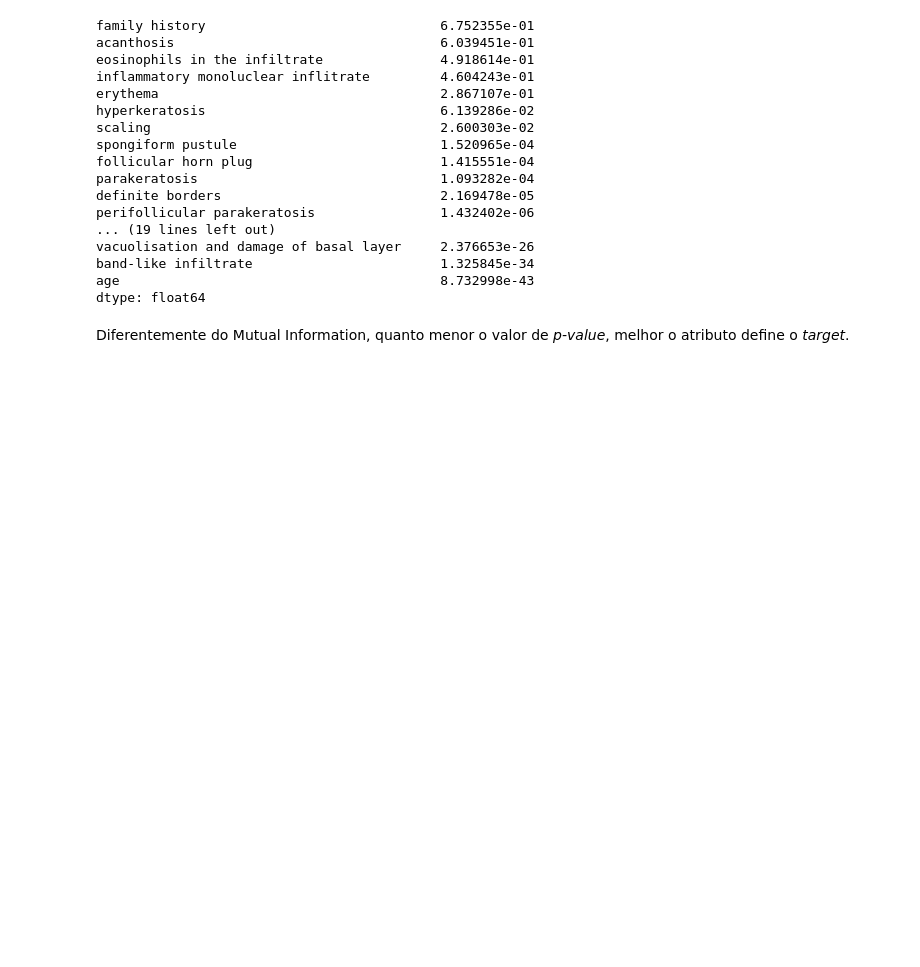
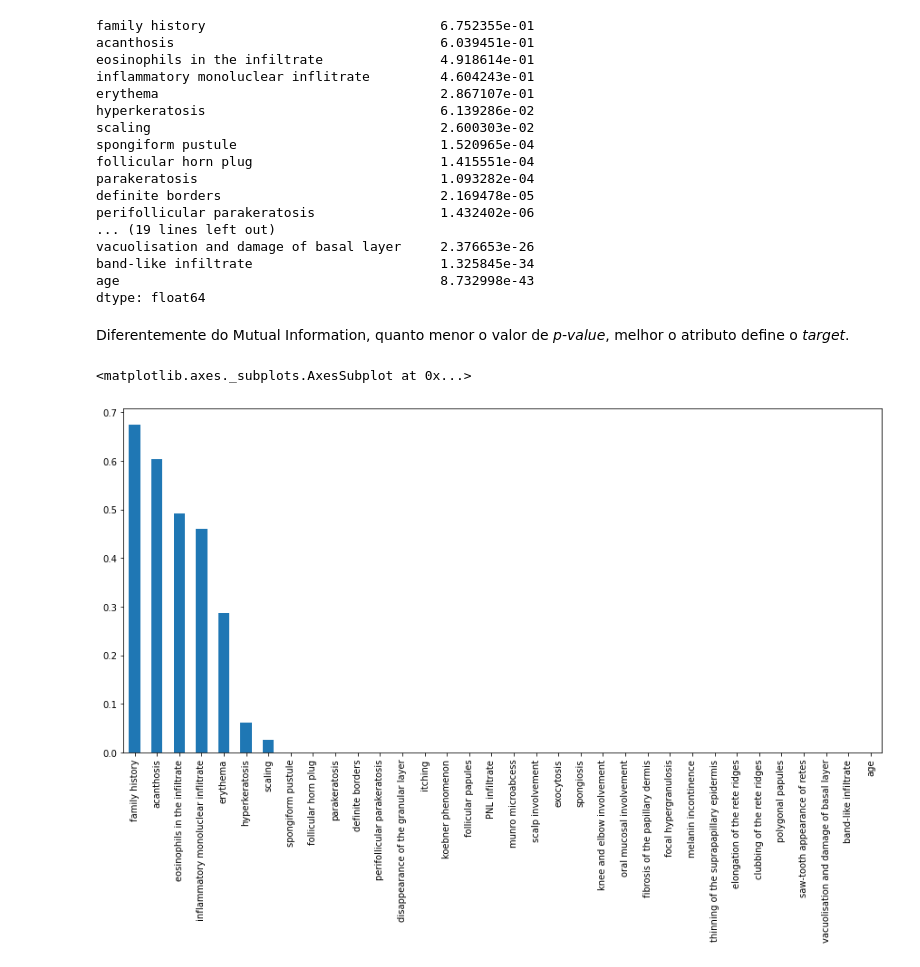
Before and after one commit to andrelbe/LabDataScience, a Jupyter notebook: Teste 02/Teste Bibliotecas Data Science 02.ipynb, the cells around one changed output. Saved outputs shown, nothing was run; the diff lists cells and outputs as text; code cells hidden in the pictures; blank space fills up the shorter version.

```diff
--- a/Teste 02/Teste Bibliotecas Data Science 02.ipynb
+++ b/Teste 02/Teste Bibliotecas Data Science 02.ipynb
@@ -736,7 +736,8 @@ f_score
 #listando os p-values por variável
 p_values = pd.Series(f_score[1])
 p_values.index=X_train.columns
-p_values.sort_values(ascending = False)
+pv = p_values.sort_values(ascending = False)
+pv
 # %% [output]
 family history                              6.752355e-01
 acanthosis                                  6.039451e-01
@@ -757,3 +758,8 @@ age                                         8.732998e-43
 dtype: float64
 # %% [markdown]
 <p style="text-align:justify;text-justify:inter-word;">Diferentemente do Mutual Information, quanto menor o valor de <i>p-value</i>, melhor o atributo define o <i>target</i>.
+# %%
+pv.plot.bar(figsize=(15,7))
+# %% [output]
+<matplotlib.axes._subplots.AxesSubplot at 0x...>
+[figure, added]
```
